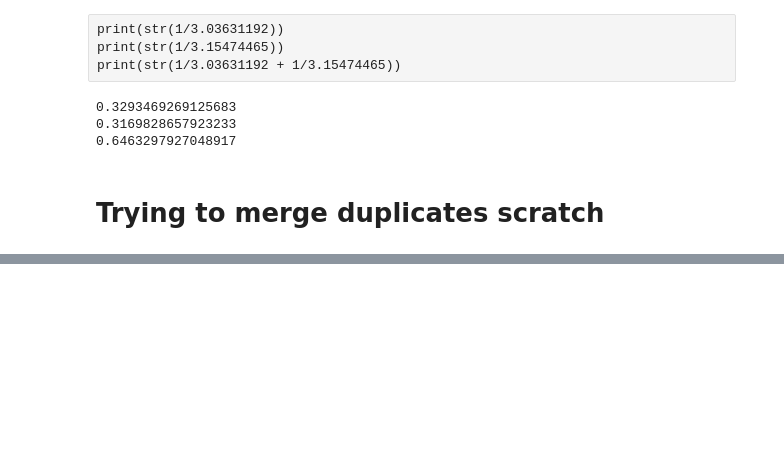
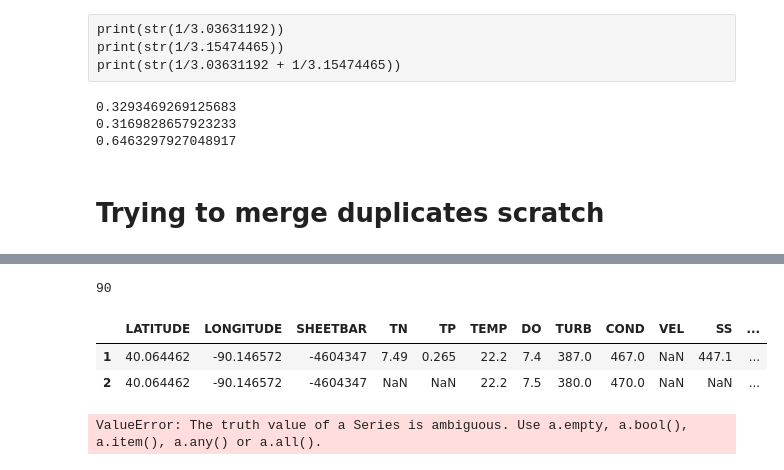
Before and after one commit to amberlee0516/UMR-TDA-2021, a Jupyter notebook: pools EDA/AL/pool4interpolation.ipynb, the cells around one changed output, grey strips where cells are left out. Drawn from its saved outputs; the diff is of its cells as text; code cells hidden in the pictures; blank space fills up the shorter version.

```diff
--- a/pools EDA/AL/pool4interpolation.ipynb
+++ b/pools EDA/AL/pool4interpolation.ipynb
@@ -326,0 +383,14 @@ KeyError: "None of ['SHEETBAR'] are in the columns"
+# %%
+len(dup_sheetbar)
+# %% [output]
+90
+# %%
+water20sub[water20sub["SHEETBAR"] == -4604347]
+# %% [output]
+|  | LATITUDE | LONGITUDE | SHEETBAR | TN | TP | TEMP | DO | TURB | COND | VEL | SS | ... |
+| 1 | 40.064462 | -90.146572 | -4604347 | 7.49 | 0.265 | 22.2 | 7.4 | 387.0 | 467.0 | NaN | 447.1 | ... |
+| 2 | 40.064462 | -90.146572 | -4604347 | NaN | NaN | 22.2 | 7.5 | 380.0 | 470.0 | NaN | NaN | ... |
+# %%
+water20sub[water20sub["SHEETBAR"] in ]
+# %% [output]
+ValueError: The truth value of a Series is ambiguous. Use a.empty, a.bool(), a.item(), a.any() or a.all().
```
Also changed, not shown: parts of 11 cells of this notebook, 8 other files.
